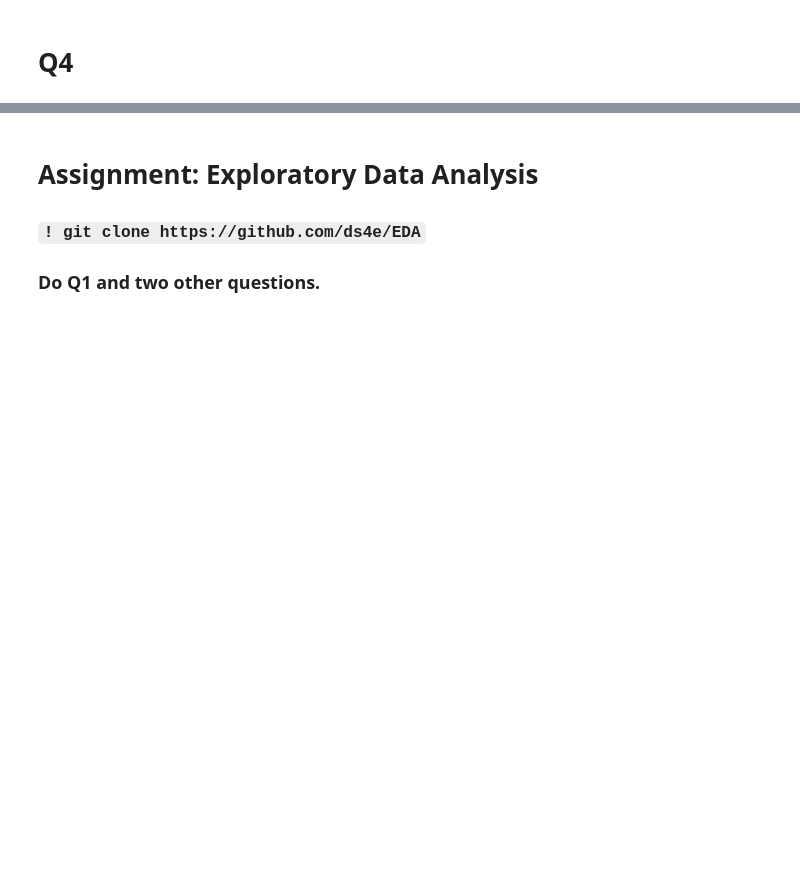
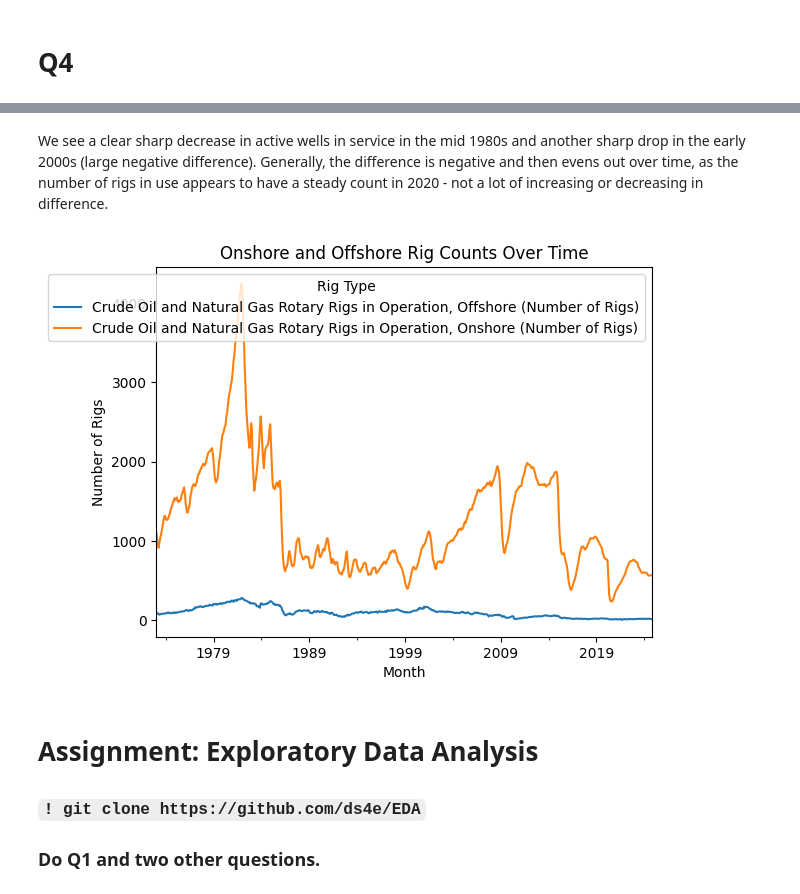
Before and after one commit to ameliavasiliu/EDA, a Jupyter notebook: assignment/assignment.ipynb, the cells around one changed output, grey strips where cells are left out. Cells and saved outputs as stored; diff of their text form; code cells hidden in the pictures; blank space fills up the shorter version.

```diff
--- a/assignment/assignment.ipynb
+++ b/assignment/assignment.ipynb
@@ -194,3 +287,20 @@ df2 = pd.read_csv("drilling_rigs.csv")
+# %% [markdown]
+We see a clear sharp decrease in active wells in service in the mid 1980s and another sharp drop in the early 2000s (large negative difference). Generally, the difference is negative and then evens out over time, as the number of rigs in use appears to have a steady count in 2020 - not a lot of increasing or decreasing in difference.
+# %%
+#5
+df_melted = df2.melt(id_vars=['time'],
+                     value_vars=['Crude Oil and Natural Gas Rotary Rigs in Operation, Onshore (Number of Rigs)',
+                                  'Crude Oil and Natural Gas Rotary Rigs in Operation, Offshore (Number of Rigs)'],
+                     var_name='Rig Type',
+                     value_name='Number of Rigs')
+df_melted['Number of Rigs'] = pd.to_numeric(df_melted['Number of Rigs'], errors='coerce')
+df_melted.pivot(index='time', columns='Rig Type', values='Number of Rigs').plot()
+plt.title('Onshore and Offshore Rig Counts Over Time')
+plt.xlabel('Month')
+plt.ylabel('Number of Rigs')
+plt.show()
+# %% [output]
+[figure, added]
 # %% [markdown]
 # Assignment: Exploratory Data Analysis
 ### `! git clone https://github.com/ds4e/EDA`
```
Also changed, not shown: parts of 10 cells of this notebook.
